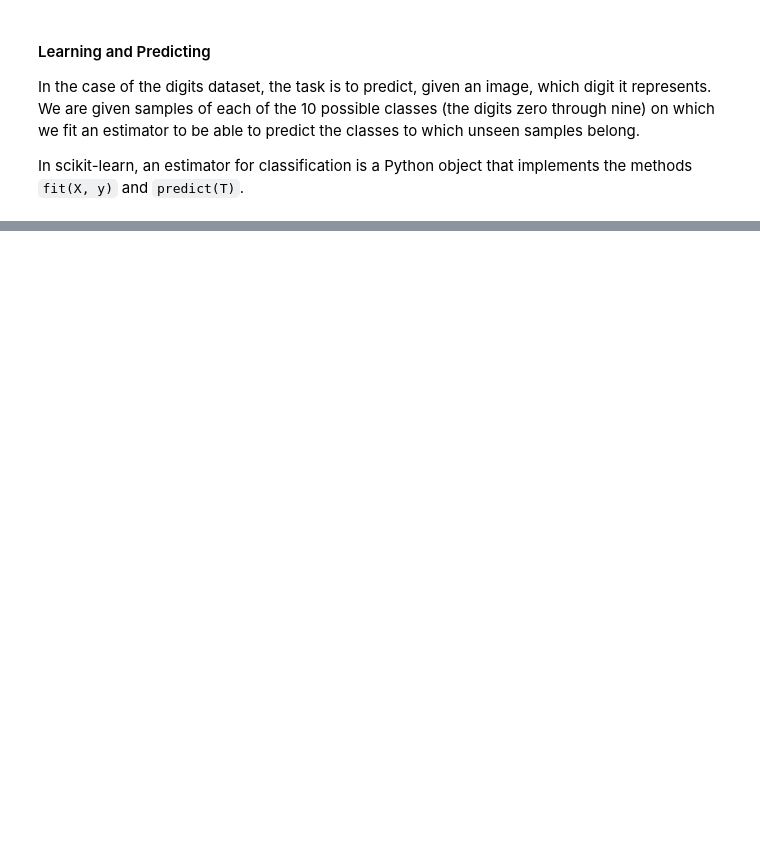
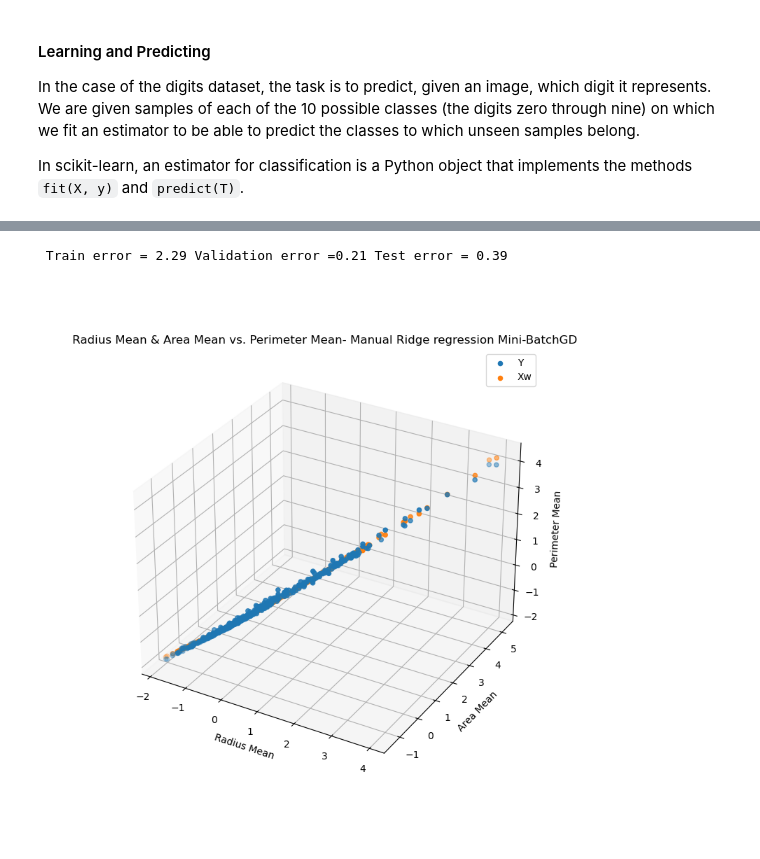
Before and after one commit to sbajamy/ece046211, a Jupyter notebook: hw0/ece046211_hw0_machine_learning_recap_students.ipynb, the cells around one changed output, grey strips where cells are left out. Saved outputs shown, nothing was run; the diff lists cells and outputs as text; code cells hidden in the pictures; blank space fills up the shorter version.

```diff
--- a/hw0/ece046211_hw0_machine_learning_recap_students.ipynb
+++ b/hw0/ece046211_hw0_machine_learning_recap_students.ipynb
@@ -748,0 +1028,4 @@ Your Code Here
+# %%
+#Load data and display 10 samples from it.
+dataset = pd.read_csv(os.path.join(".","cancer_dataset.csv"))
+dataset.sample(10)
@@ -748,0 +1045,16 @@ Your Code Here
+# %%
+# Split data to train,validation and test sets
+data=np.stack([dataset.radius_mean,dataset.area_mean],axis=1)
+target=np.array(dataset.perimeter_mean)
+X_train, X_test, y_train, y_test = train_test_split(data, target, test_size=0.2, random_state=42)
+X_val, X_test, y_val, y_test = train_test_split(X_test, y_test, test_size=0.5, random_state=42)
+# %%
+#Data preprocesss
+scaler = StandardScaler().fit(X_train)
+X_train_norm = scaler.transform(X_train)
+X_val_norm = scaler.transform(X_val)
+X_test_norm = scaler.transform(X_test)
+scaler = StandardScaler().fit(y_train.reshape(-1,1))
+y_train_norm = scaler.transform(y_train.reshape(-1,1))
+y_val_norm = scaler.transform(y_val.reshape(-1,1))
+y_test_norm = scaler.transform(y_test.reshape(-1,1))
@@ -748,0 +1123,14 @@ Your Code Here
+# %%
+def print_results(w_best,X_train_norm,y_train_norm,X_val_norm,y_val_norm,X_test_norm,y_test_norm,title):
+    lls_sol = X_train_norm @ w_best
+    plot_3d_lls(X_train_norm[:,0], X_train_norm[:, 1], y_train_norm, lls_sol,title)
+    train_error=criterion_aux(w_best,X_train_norm,y_train_norm)
+    val_error=criterion_aux(w_best,X_val_norm,y_val_norm)
+    test_error=criterion_aux(w_best,X_test_norm,y_test_norm)
+    print(" Train error = {:.2f} Validation error ={:.2f} Test error = {:.2f}".format(train_error,val_error,test_error))
+# %%
+print_results(w_best,X_train_norm,y_train_norm,X_val_norm,y_val_norm,X_test_norm,y_test_norm,
+ "Radius Mean & Area Mean vs. Perimeter Mean- Manual Ridge regression Mini-BatchGD")#
+# %% [output]
+ Train error = 2.29 Validation error =0.21 Test error = 0.39
+[figure, added]
```
Also changed, not shown: parts of 69 cells of this notebook, 1 other file.
